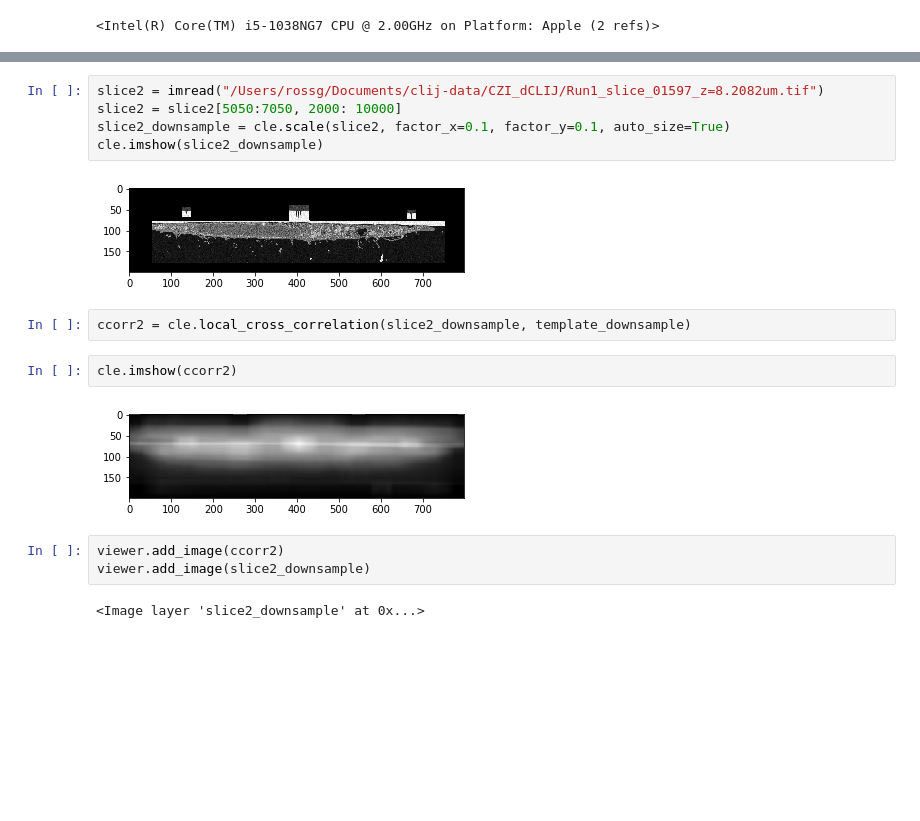
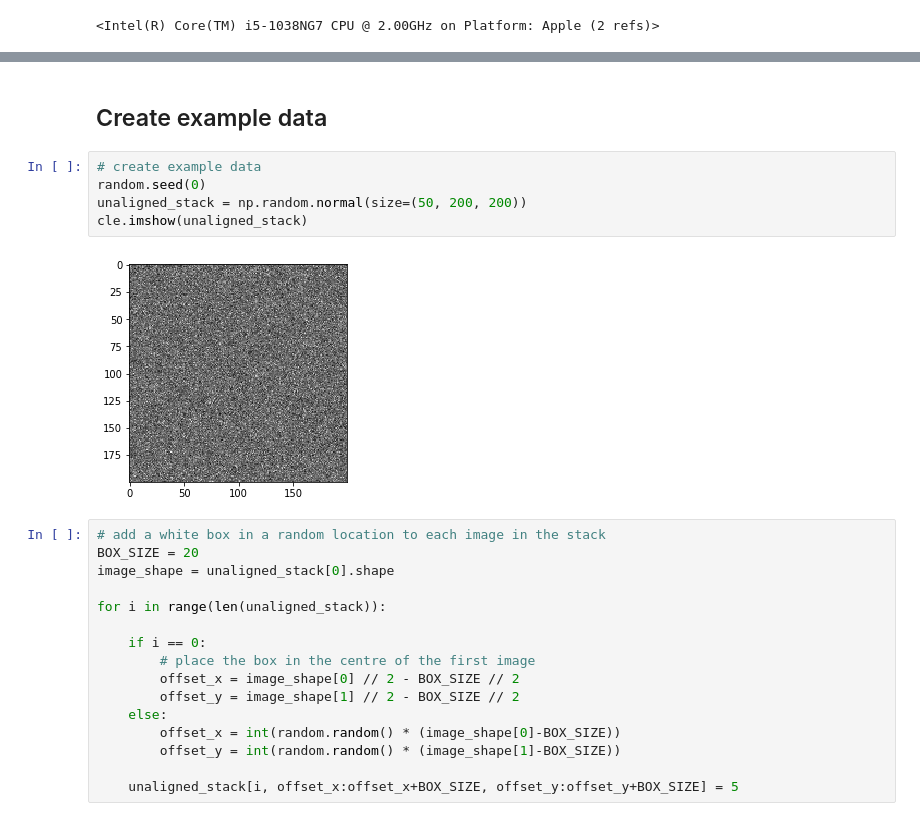
Before and after one commit to clEsperanto/pyclesperanto_prototype, a Jupyter notebook: demo/filter/template_matching.ipynb, the cells around one changed output, grey strips where cells are left out. Saved outputs shown, nothing was run; the diff lists cells and outputs as text; blank space fills up the shorter version.

Commit message:
Created example template matching notebook.

```diff
--- a/demo/filter/template_matching.ipynb
+++ b/demo/filter/template_matching.ipynb
@@ -66,18 +16,25 @@ norm\_corr(a,c) & =\dfrac{1*-2+2*0+-2*4+4*0+2*1+3*1+1*0+0*-2}{\sqrt{(1+4+4+16+4+
-# %%
-slice2 = imread("/Users/rossg/Documents/clij-data/CZI_dCLIJ/Run1_slice_01597_z=8.2082um.tif")
-slice2 = slice2[5050:7050, 2000: 10000]
-slice2_downsample = cle.scale(slice2, factor_x=0.1, factor_y=0.1, auto_size=True)
-cle.imshow(slice2_downsample)
-# %% [output]
-[figure, removed]
-# %%
-ccorr2 = cle.local_cross_correlation(slice2_downsample, template_downsample)
-# %%
-cle.imshow(ccorr2)
-# %% [output]
-[figure, removed]
-# %%
-viewer.add_image(ccorr2)
-viewer.add_image(slice2_downsample)
-# %% [output]
-<Image layer 'slice2_downsample' at 0x...>
+# %% [markdown]
+## Create example data
+# %%
+# create example data
+random.seed(0)
+unaligned_stack = np.random.normal(size=(50, 200, 200))
+cle.imshow(unaligned_stack)
+# %% [output]
+[figure, added]
+# %%
+# add a white box in a random location to each image in the stack
+BOX_SIZE = 20
+image_shape = unaligned_stack[0].shape
+
+for i in range(len(unaligned_stack)):
+
+    if i == 0:
+        # place the box in the centre of the first image
+        offset_x = image_shape[0] // 2 - BOX_SIZE // 2
+        offset_y = image_shape[1] // 2 - BOX_SIZE // 2
+    else:
+        offset_x = int(random.random() * (image_shape[0]-BOX_SIZE))
+        offset_y = int(random.random() * (image_shape[1]-BOX_SIZE))
+
+    unaligned_stack[i, offset_x:offset_x+BOX_SIZE, offset_y:offset_y+BOX_SIZE] = 5
```
Also changed, not shown: parts of 20 cells of this notebook.
